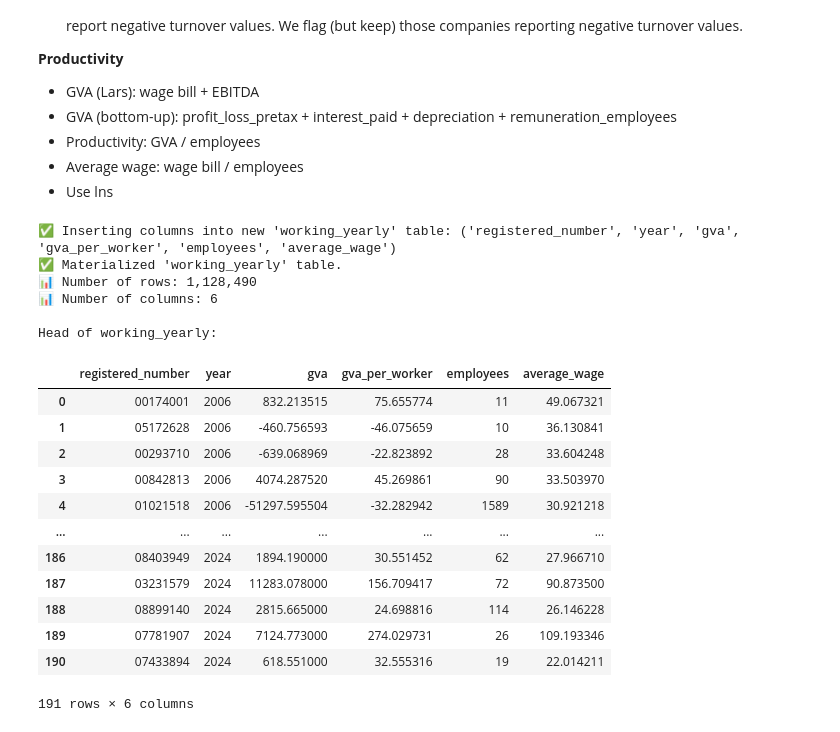
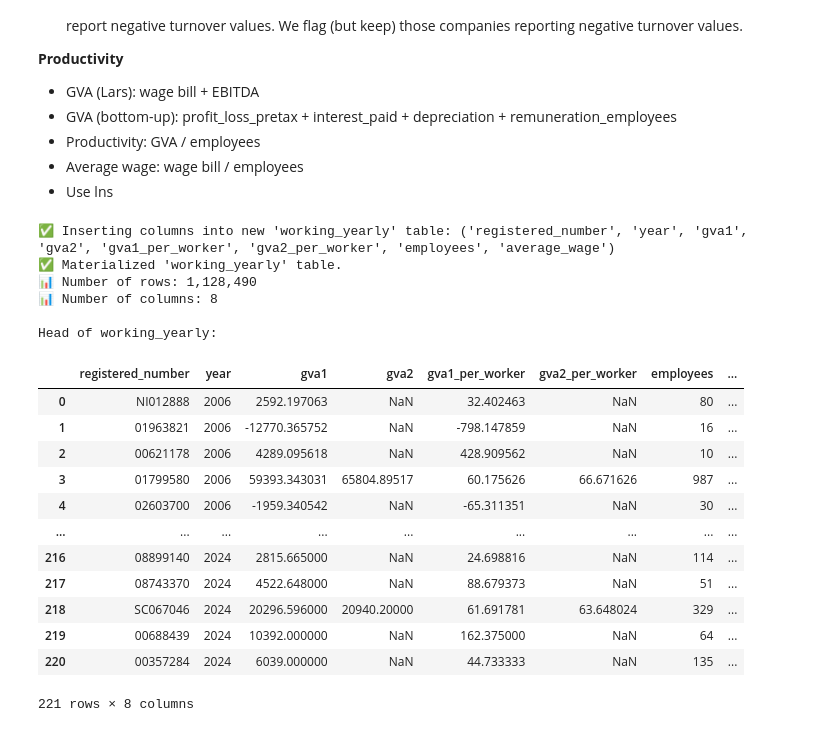
Before and after one commit to aloysiuslip/ucl-diss-ECON0079, a Jupyter notebook: descriptives/src/main_productivity.ipynb, the cells around one changed output. Drawn from its saved outputs; the diff is of its cells as text; code cells hidden in the pictures.

```diff
--- a/descriptives/src/main_productivity.ipynb
+++ b/descriptives/src/main_productivity.ipynb
@@ -30,53 +30,55 @@ con = ibis.duckdb.connect(str(dirs.db_path))
 
 # Reference the existing deflated table
 working_yearly_kp = con.table(old_table_name)
 
 # Calculate the new metrics using Ibis lazy evaluation
 # We use ibis.ifelse to safely handle natural logarithms of negative or zero GVA
 working_yearly_expr = working_yearly_kp.mutate(
-    gva = working_yearly_kp.wages + working_yearly_kp.ebitda,
+    gva1 = working_yearly_kp.wages + working_yearly_kp.ebitda,
+    gva2 =  working_yearly_kp.profit_loss_pretax +
+            working_yearly_kp.interest_paid +
+            working_yearly_kp.depreciation +
+            working_yearly_kp.remuneration_employees,
     average_wage = working_yearly_kp.wages / working_yearly_kp.employees
 ).mutate(
-    gva_per_worker = ibis._.gva / working_yearly_kp.employees,
+    gva1_per_worker = ibis._.gva1 / working_yearly_kp.employees,
+    gva2_per_worker = ibis._.gva2 / working_yearly_kp.employees
 ).select(
-    "registered_number",
-    "year",
-    "gva",
-    "gva_per_worker",
-    "employees",
-    "average_wage"
+    "registered_number", "year",
+    "employees", "average_wage", "gva1", "gva2",
+    "gva1_per_worker", "gva2_per_worker"
 )
 
 print(f"✅ Inserting columns into new '{new_table_name}' table: {working_yearly_expr.columns}")
 con.create_table("working_yearly", working_yearly_expr, overwrite=True)
 
 # Verify the final materialized table
 final_table = con.table("working_yearly")
 row_count = final_table.count().execute()
 col_count = len(final_table.columns)
 
 print(f"✅ Materialized 'working_yearly' table.")
 print(f"📊 Number of rows: {row_count:,}")
 print(f"📊 Number of columns: {col_count}")
 print("\nHead of working_yearly:")
 display(final_table.sample(200 / row_count).execute())
 # %% [output]
-✅ Inserting columns into new 'working_yearly' table: ('registered_number', 'year', 'gva', 'gva_per_worker', 'employees', 'average_wage')
+✅ Inserting columns into new 'working_yearly' table: ('registered_number', 'year', 'gva1', 'gva2', 'gva1_per_worker', 'gva2_per_worker', 'employees', 'average_wage')
 ✅ Materialized 'working_yearly' table.
 📊 Number of rows: 1,128,490
-📊 Number of columns: 6
+📊 Number of columns: 8
 
 Head of working_yearly:
-|  | registered_number | year | gva | gva_per_worker | employees | average_wage |
-| 0 | 00174001 | 2006 | 832.213515 | 75.655774 | 11 | 49.067321 |
-| 1 | 05172628 | 2006 | -460.756593 | -46.075659 | 10 | 36.130841 |
-| 2 | 00293710 | 2006 | -639.068969 | -22.823892 | 28 | 33.604248 |
-| 3 | 00842813 | 2006 | 4074.287520 | 45.269861 | 90 | 33.503970 |
-| 4 | 01021518 | 2006 | -51297.595504 | -32.282942 | 1589 | 30.921218 |
-| ... | ... | ... | ... | ... | ... | ... |
-| 186 | 08403949 | 2024 | 1894.190000 | 30.551452 | 62 | 27.966710 |
-| 187 | 03231579 | 2024 | 11283.078000 | 156.709417 | 72 | 90.873500 |
-| 188 | 08899140 | 2024 | 2815.665000 | 24.698816 | 114 | 26.146228 |
-| 189 | 07781907 | 2024 | 7124.773000 | 274.029731 | 26 | 109.193346 |
-| 190 | 07433894 | 2024 | 618.551000 | 32.555316 | 19 | 22.014211 |
+|  | registered_number | year | gva1 | gva2 | gva1_per_worker | gva2_per_worker | employees | ... |
+| 0 | NI012888 | 2006 | 2592.197063 | NaN | 32.402463 | NaN | 80 | ... |
+| 1 | 01963821 | 2006 | -12770.365752 | NaN | -798.147859 | NaN | 16 | ... |
+| 2 | 00621178 | 2006 | 4289.095618 | NaN | 428.909562 | NaN | 10 | ... |
+| 3 | 01799580 | 2006 | 59393.343031 | 65804.89517 | 60.175626 | 66.671626 | 987 | ... |
+| 4 | 02603700 | 2006 | -1959.340542 | NaN | -65.311351 | NaN | 30 | ... |
+| ... | ... | ... | ... | ... | ... | ... | ... | ... |
+| 216 | 08899140 | 2024 | 2815.665000 | NaN | 24.698816 | NaN | 114 | ... |
+| 217 | 08743370 | 2024 | 4522.648000 | NaN | 88.679373 | NaN | 51 | ... |
+| 218 | SC067046 | 2024 | 20296.596000 | 20940.20000 | 61.691781 | 63.648024 | 329 | ... |
+| 219 | 00688439 | 2024 | 10392.000000 | NaN | 162.375000 | NaN | 64 | ... |
+| 220 | 00357284 | 2024 | 6039.000000 | NaN | 44.733333 | NaN | 135 | ... |
-191 rows × 6 columns
+221 rows × 8 columns
```
Also changed, not shown: 1 other file.
